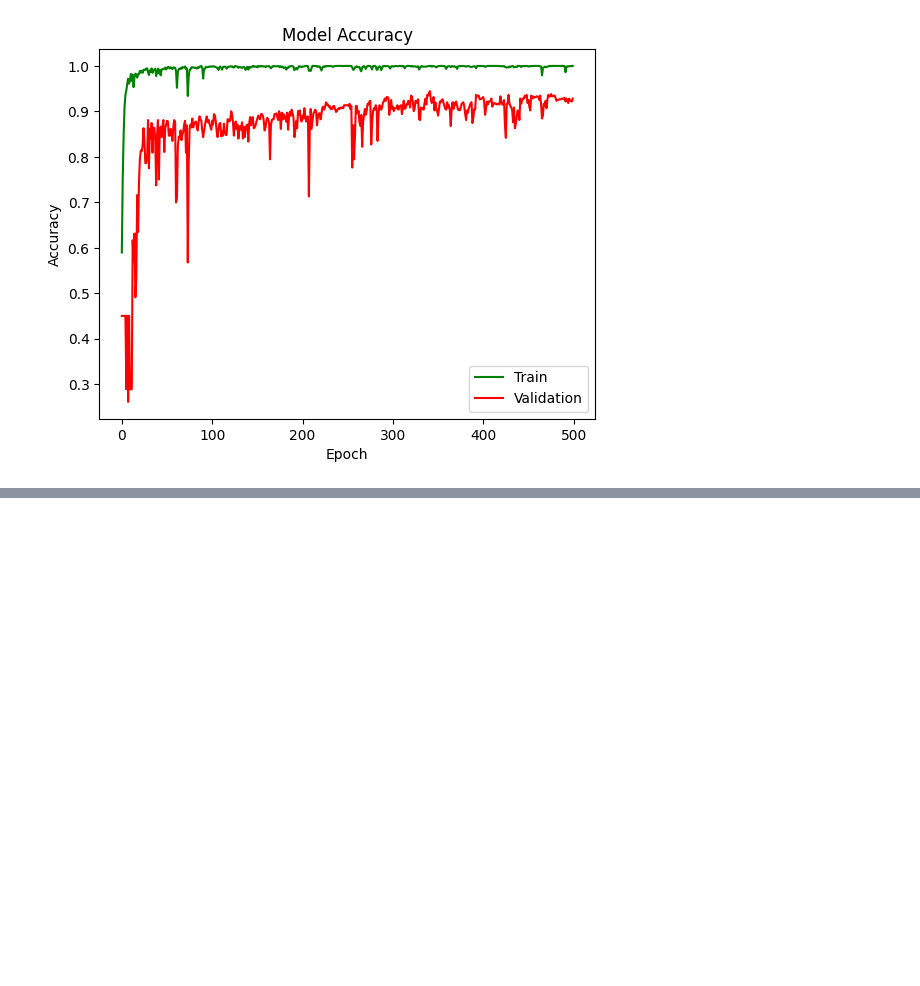
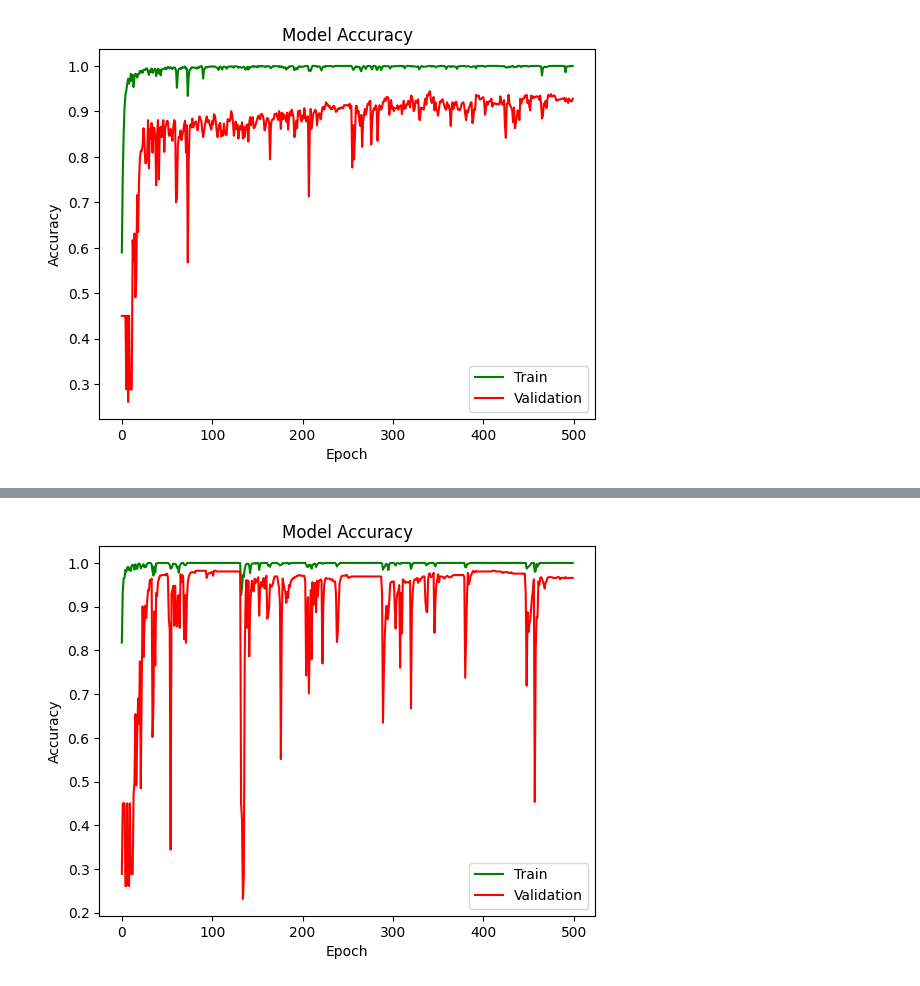
Before and after one commit to Mahdiyeh-Asgharpour/Multi-Stage-Brain-Tumor-Diagnosis, a Jupyter notebook: code.ipynb, the cells around one changed output, grey strips where cells are left out. Saved outputs shown, nothing was run; the diff lists cells and outputs as text; code cells hidden in the pictures; blank space fills up the shorter version.

```diff
--- a/code.ipynb
+++ b/code.ipynb
@@ -381,0 +384,13 @@ plt.show()
+# %%
+import tensorflow as tf
+from tensorflow.keras.applications import ResNet50
+from tensorflow.keras.layers import Dense, GlobalAveragePooling2D
+from tensorflow.keras.models import Model
+model_res = ResNet50(weights='imagenet', include_top=False, input_shape=(128, 128, 3))
+x = model_res.output
+x = GlobalAveragePooling2D()(x)
+x = Dense(1024, activation='relu')(x)
+predictions = Dense(3, activation='softmax')(x)
+model_resnet = Model(inputs=model_res.input, outputs=predictions)
+model_resnet.compile(optimizer='adamw', loss='categorical_crossentropy', metrics=['accuracy'])
+history_resnet = model_resnet.fit(x_train, y_train, epochs=500, batch_size=64, validation_data=(x_test, y_test))
@@ -381,0 +415,11 @@ plt.show()
+# %%
+import matplotlib.pyplot as plt
+plt.plot(history_resnet.history['accuracy'],color="green")
+plt.plot(history_resnet.history['val_accuracy'],color="red")
+plt.title('Model Accuracy')
+plt.ylabel('Accuracy')
+plt.xlabel('Epoch')
+plt.legend(['Train', 'Validation'], loc='lower right')
+plt.show()
+# %% [output]
+[figure, added]
```
Also changed, not shown: parts of 2 cells of this notebook.
